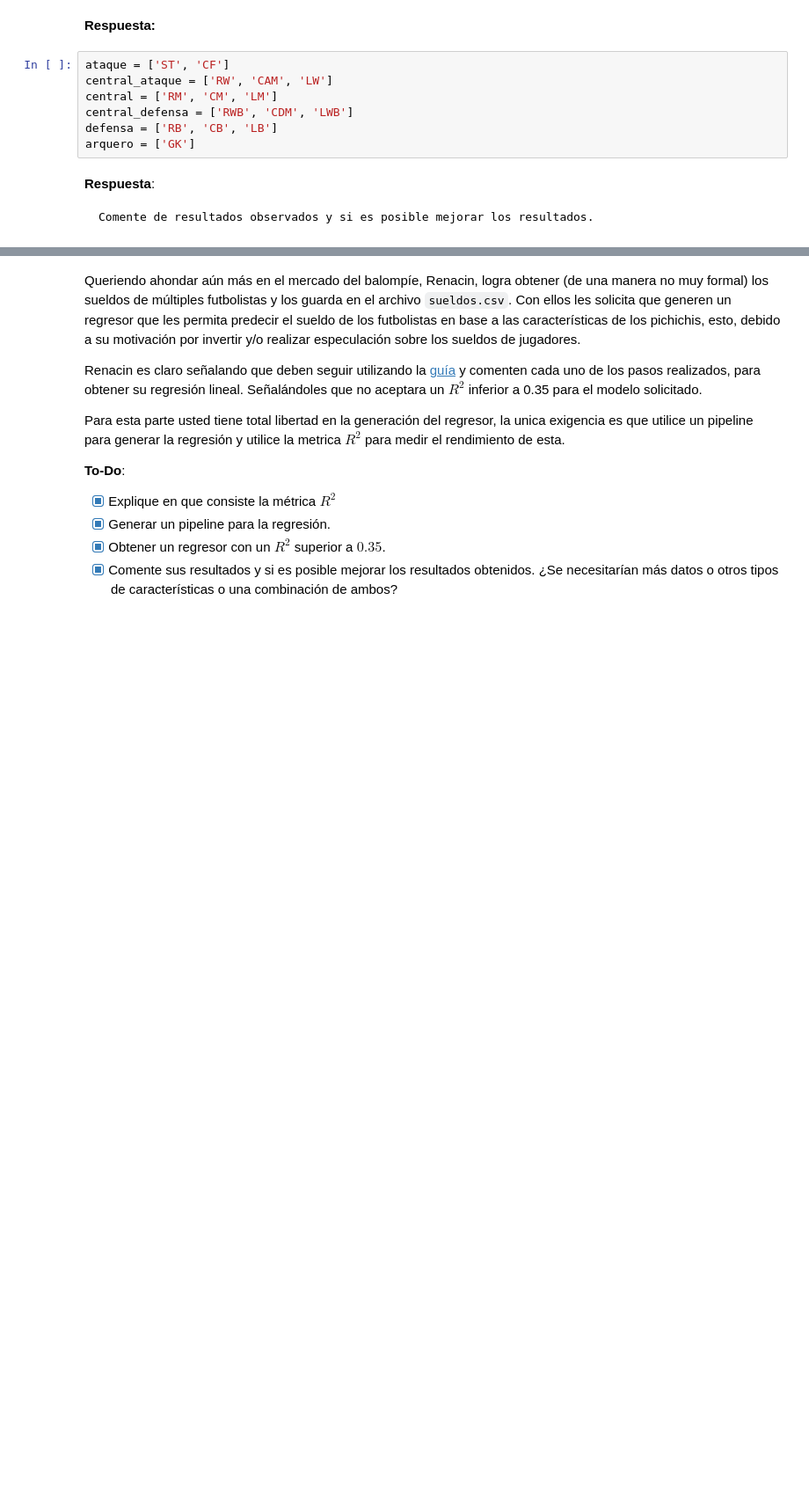
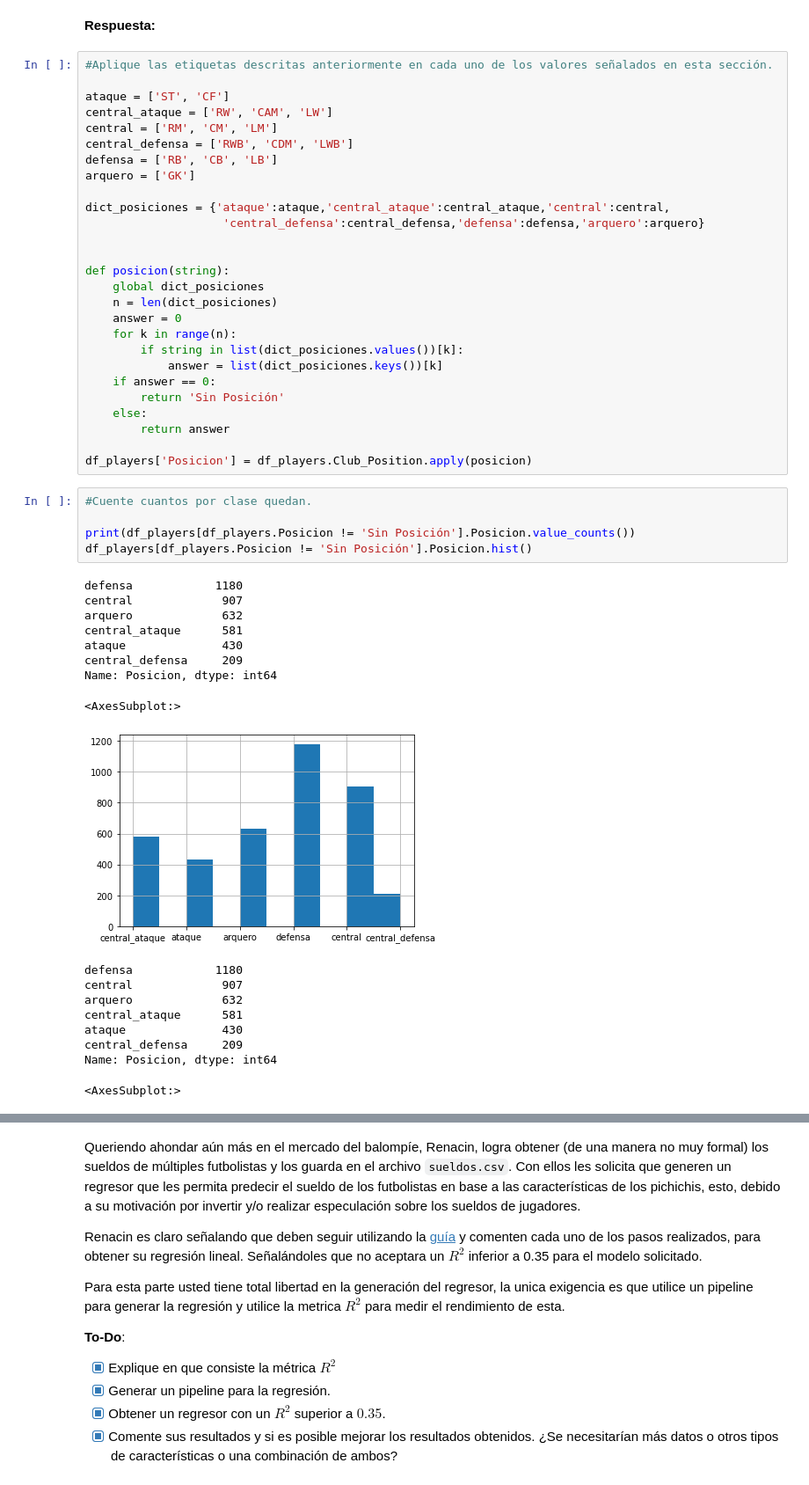
Before and after one commit to matiasjvd/MDS7202-Laboratorio-de-Programaci-n-Cient-fica-para-Ciencia-de-Datos, a Jupyter notebook: MDS7202-Laboratorios/Laboratorio_7/Laboratorio7_enunciado.ipynb, the cells around one changed output, grey strips where cells are left out. Shown: that part at 88% size. Saved outputs shown, nothing was run; the diff lists cells and outputs as text; blank space fills up the shorter version.

````diff
--- a/MDS7202-Laboratorios/Laboratorio_7/Laboratorio7_enunciado.ipynb
+++ b/MDS7202-Laboratorios/Laboratorio_7/Laboratorio7_enunciado.ipynb
@@ -365,16 +444,53 @@ Cabe señalar que al igual como lo realizado con la clasificación binaria, debe
 - [ ] Comente los resultados obtenidos.
 # %% [markdown]
 **Respuesta:**
-# %%
-ataque = ['ST', 'CF']
-central_ataque = ['RW', 'CAM', 'LW']
-central = ['RM', 'CM', 'LM']
-central_defensa = ['RWB', 'CDM', 'LWB']
-defensa = ['RB', 'CB', 'LB']
-arquero = ['GK']
-# %% [markdown]
-**Respuesta**:
-
-```
-Comente de resultados observados y si es posible mejorar los resultados.
-```
+# %%
+#Aplique las etiquetas descritas anteriormente en cada uno de los valores señalados en esta sección.
+
+ataque = ['ST', 'CF']
+central_ataque = ['RW', 'CAM', 'LW']
+central = ['RM', 'CM', 'LM']
+central_defensa = ['RWB', 'CDM', 'LWB']
+defensa = ['RB', 'CB', 'LB']
+arquero = ['GK']
+
+dict_posiciones = {'ataque':ataque,'central_ataque':central_ataque,'central':central,
+                    'central_defensa':central_defensa,'defensa':defensa,'arquero':arquero}
+
+
+def posicion(string):
+    global dict_posiciones
+    n = len(dict_posiciones)
+    answer = 0
+    for k in range(n):
+        if string in list(dict_posiciones.values())[k]:
+            answer = list(dict_posiciones.keys())[k]
+    if answer == 0:
+        return 'Sin Posición'
+    else:
+        return answer
+
+df_players['Posicion'] = df_players.Club_Position.apply(posicion)
+# %%
+#Cuente cuantos por clase quedan.
+
+print(df_players[df_players.Posicion != 'Sin Posición'].Posicion.value_counts())
+df_players[df_players.Posicion != 'Sin Posición'].Posicion.hist()
+# %% [output]
+defensa            1180
+central             907
+arquero             632
+central_ataque      581
+ataque              430
+central_defensa     209
+Name: Posicion, dtype: int64
+<AxesSubplot:>
+[figure, added]
+defensa            1180
+central             907
+arquero             632
+central_ataque      581
+ataque              430
+central_defensa     209
+Name: Posicion, dtype: int64
+<AxesSubplot:>
````
Also changed, not shown: parts of 13 cells of this notebook.
